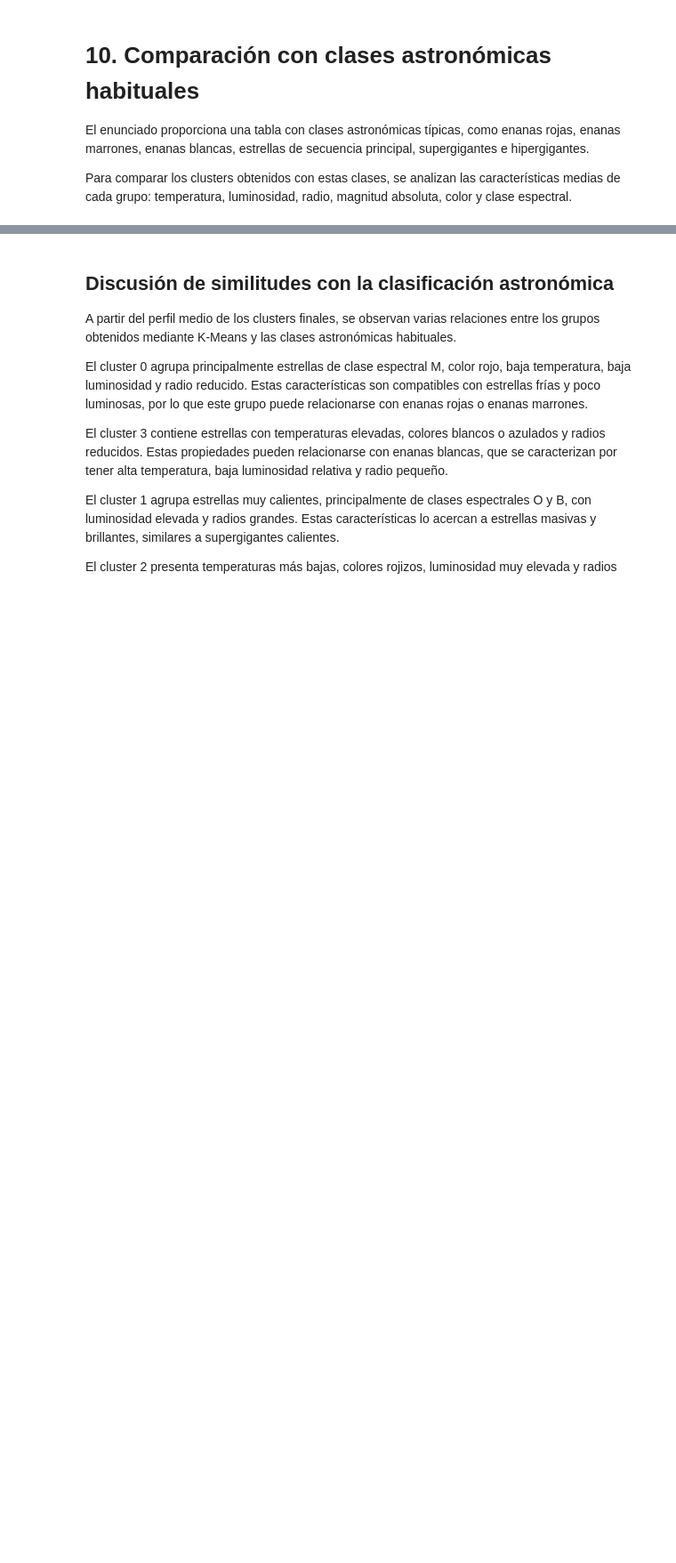
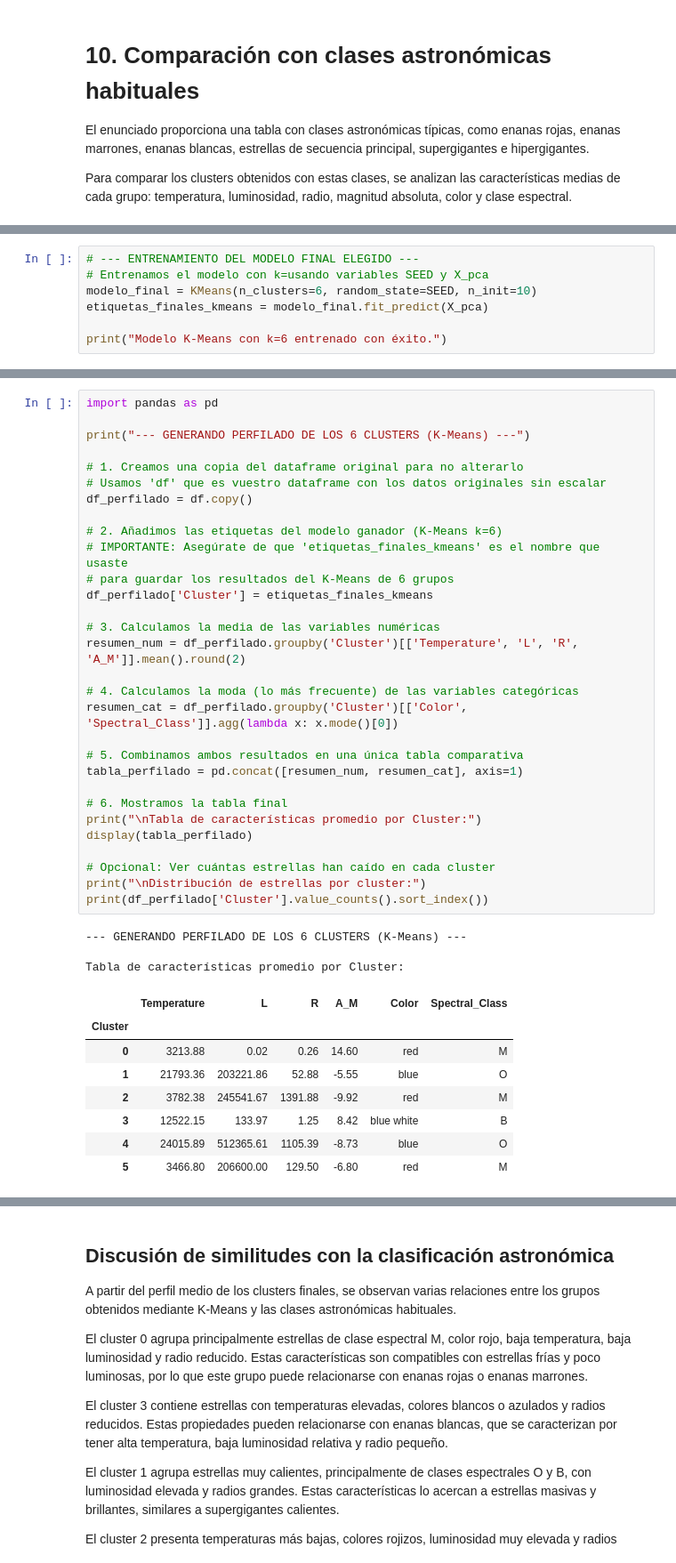
Before and after one commit to 100495927/Aprendizaje_Automatico_2, a Jupyter notebook: AA_P2_100495927_100472712.ipynb, the cells around one changed output, grey strips where cells are left out. Shown at 89% size. Cells and saved outputs as stored; diff of their text form; blank space fills up the shorter version.

```diff
--- a/AA_P2_100495927_100472712.ipynb
+++ b/AA_P2_100495927_100472712.ipynb
@@ -839,3 +889,10 @@ display(tabla_astronomica)
 | 3 | Secuencia principal | 16000 | 32000.0000 | 4.40 | -0.4 | blanco-amarillo | B-M |
 | 4 | Supergigante | 15000 | 300000.0000 | 50.00 | -6.4 | blanco-amarillo | B-M |
 | 5 | Hipergigante | 11000 | 300000.0000 | 1400.00 | -9.6 | amarillo | B-M |
+# %%
+# --- ENTRENAMIENTO DEL MODELO FINAL ELEGIDO ---
+# Entrenamos el modelo con k=usando variables SEED y X_pca
+modelo_final = KMeans(n_clusters=6, random_state=SEED, n_init=10)
+etiquetas_finales_kmeans = modelo_final.fit_predict(X_pca)
+
+print("Modelo K-Means con k=6 entrenado con éxito.")
@@ -841,0 +907,42 @@ display(tabla_astronomica)
+# %%
+import pandas as pd
+
+print("--- GENERANDO PERFILADO DE LOS 6 CLUSTERS (K-Means) ---")
+
+# 1. Creamos una copia del dataframe original para no alterarlo
+# Usamos 'df' que es vuestro dataframe con los datos originales sin escalar
+df_perfilado = df.copy()
+
+# 2. Añadimos las etiquetas del modelo ganador (K-Means k=6)
+# IMPORTANTE: Asegúrate de que 'etiquetas_finales_kmeans' es el nombre que usaste
+# para guardar los resultados del K-Means de 6 grupos
+df_perfilado['Cluster'] = etiquetas_finales_kmeans
+
+# 3. Calculamos la media de las variables numéricas
+resumen_num = df_perfilado.groupby('Cluster')[['Temperature', 'L', 'R', 'A_M']].mean().round(2)
+
+# 4. Calculamos la moda (lo más frecuente) de las variables categóricas
+resumen_cat = df_perfilado.groupby('Cluster')[['Color', 'Spectral_Class']].agg(lambda x: x.mode()[0])
+
+# 5. Combinamos ambos resultados en una única tabla comparativa
+tabla_perfilado = pd.concat([resumen_num, resumen_cat], axis=1)
+
+# 6. Mostramos la tabla final
+print("\nTabla de características promedio por Cluster:")
+display(tabla_perfilado)
+
+# Opcional: Ver cuántas estrellas han caído en cada cluster
+print("\nDistribución de estrellas por cluster:")
+print(df_perfilado['Cluster'].value_counts().sort_index())
+# %% [output]
+--- GENERANDO PERFILADO DE LOS 6 CLUSTERS (K-Means) ---
+
+Tabla de características promedio por Cluster:
+|  | Temperature | L | R | A_M | Color | Spectral_Class |
+| Cluster |  |  |  |  |  |  |
+| 0 | 3213.88 | 0.02 | 0.26 | 14.60 | red | M |
+| 1 | 21793.36 | 203221.86 | 52.88 | -5.55 | blue | O |
+| 2 | 3782.38 | 245541.67 | 1391.88 | -9.92 | red | M |
+| 3 | 12522.15 | 133.97 | 1.25 | 8.42 | blue white | B |
+| 4 | 24015.89 | 512365.61 | 1105.39 | -8.73 | blue | O |
+| 5 | 3466.80 | 206600.00 | 129.50 | -6.80 | red | M |
```
Also changed, not shown: parts of 14 cells of this notebook.
